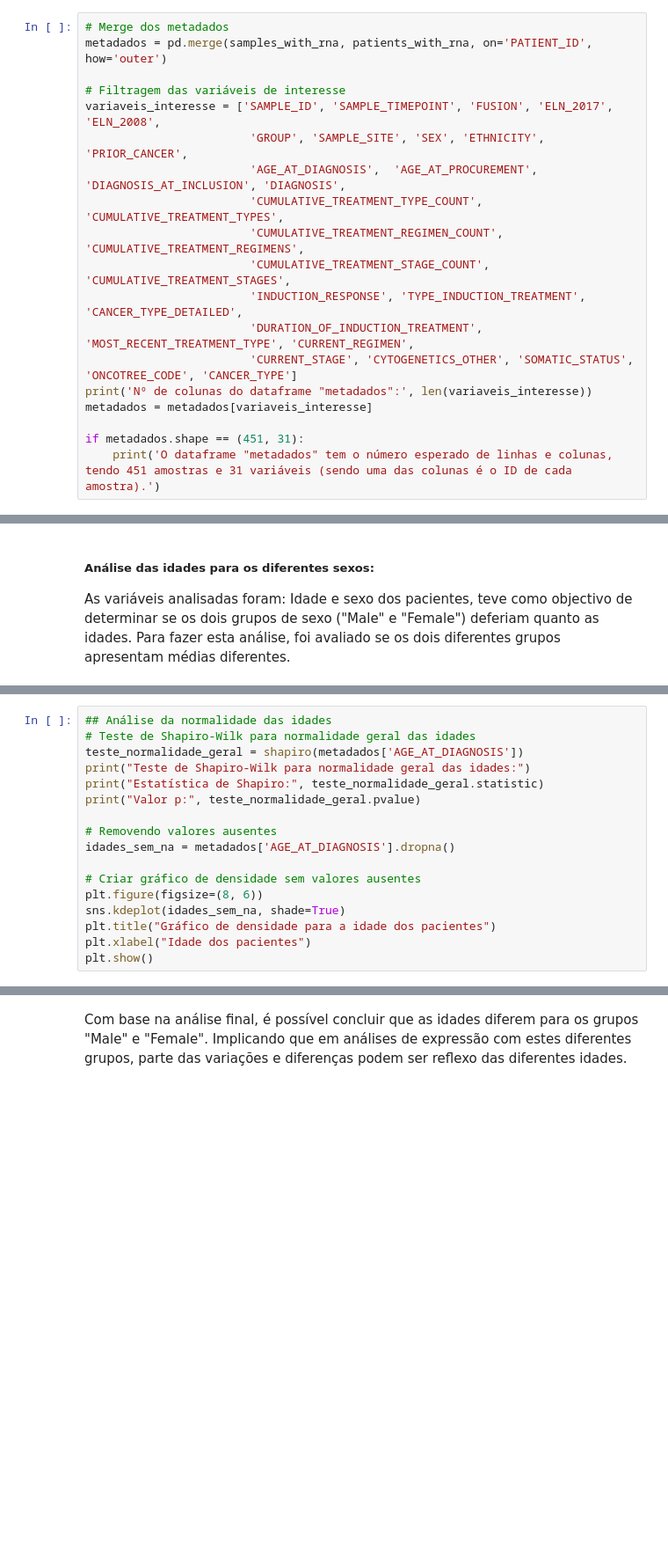
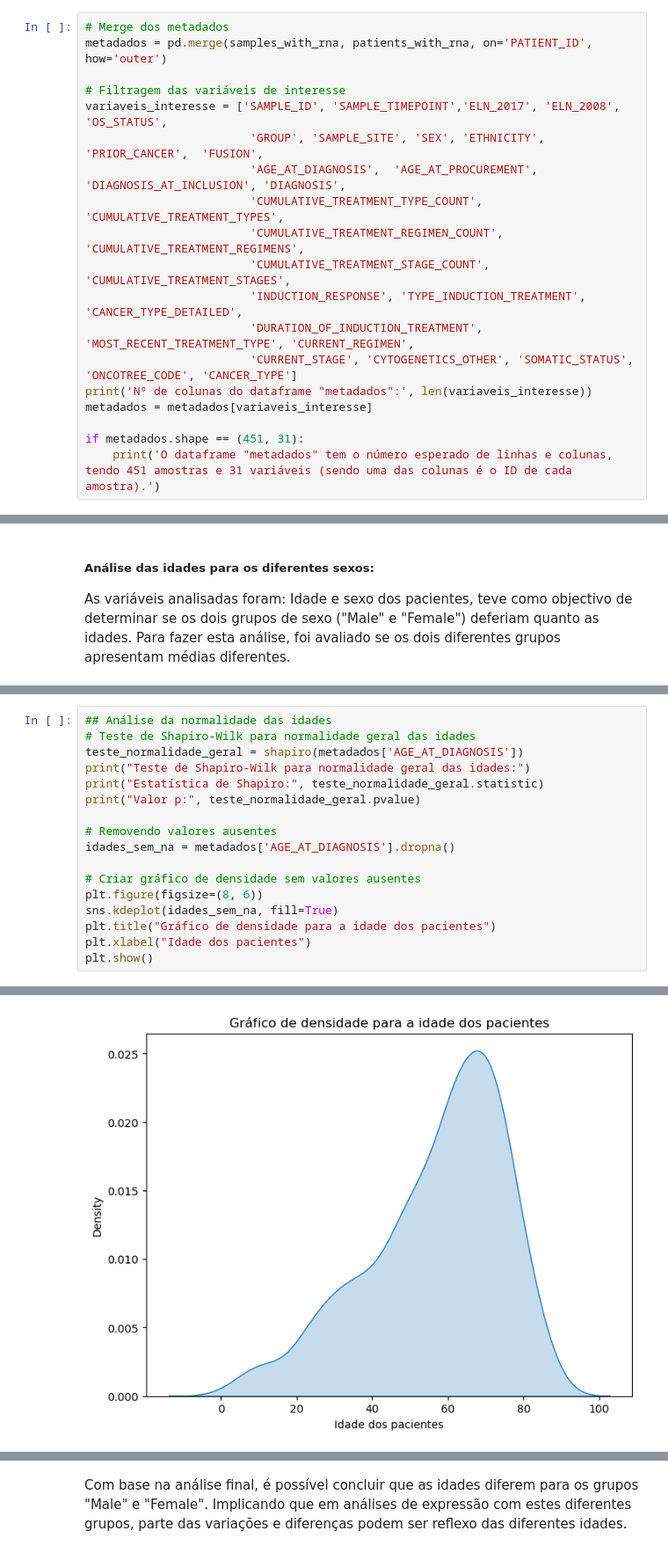
Before and after one commit to CarlosGomes00/Extracao, a Jupyter notebook: Projeto/Trabalho_extração_Python.ipynb, the cells around one changed output, grey strips where cells are left out. Shown at 88% size. Drawn from its saved outputs; the diff is of its cells as text; blank space fills up the shorter version.

```diff
--- a/Projeto/Trabalho_extração_Python.ipynb
+++ b/Projeto/Trabalho_extração_Python.ipynb
@@ -211,8 +219,8 @@ None
 metadados = pd.merge(samples_with_rna, patients_with_rna, on='PATIENT_ID', how='outer')
 
 # Filtragem das variáveis de interesse
-variaveis_interesse = ['SAMPLE_ID', 'SAMPLE_TIMEPOINT', 'FUSION', 'ELN_2017', 'ELN_2008',
-                        'GROUP', 'SAMPLE_SITE', 'SEX', 'ETHNICITY', 'PRIOR_CANCER',
+variaveis_interesse = ['SAMPLE_ID', 'SAMPLE_TIMEPOINT','ELN_2017', 'ELN_2008', 'OS_STATUS',
+                        'GROUP', 'SAMPLE_SITE', 'SEX', 'ETHNICITY', 'PRIOR_CANCER',  'FUSION',
                         'AGE_AT_DIAGNOSIS',  'AGE_AT_PROCUREMENT',  'DIAGNOSIS_AT_INCLUSION', 'DIAGNOSIS',
                         'CUMULATIVE_TREATMENT_TYPE_COUNT', 'CUMULATIVE_TREATMENT_TYPES',
                         'CUMULATIVE_TREATMENT_REGIMEN_COUNT', 'CUMULATIVE_TREATMENT_REGIMENS',
@@ -365,7 +407,8 @@ idades_sem_na = metadados['AGE_AT_DIAGNOSIS'].dropna()
 
 # Criar gráfico de densidade sem valores ausentes
 plt.figure(figsize=(8, 6))
-sns.kdeplot(idades_sem_na, shade=True)
+sns.kdeplot(idades_sem_na, fill=True)
 plt.title("Gráfico de densidade para a idade dos pacientes")
 plt.xlabel("Idade dos pacientes")
 plt.show()
+# %% [output]
@@ -372,3 +418,4 @@ plt.show()
+[figure, added]
 # %%
 from scipy.stats import ttest_ind
 # Separando as idades por sexo
```
Also changed, not shown: parts of 56 cells of this notebook.
